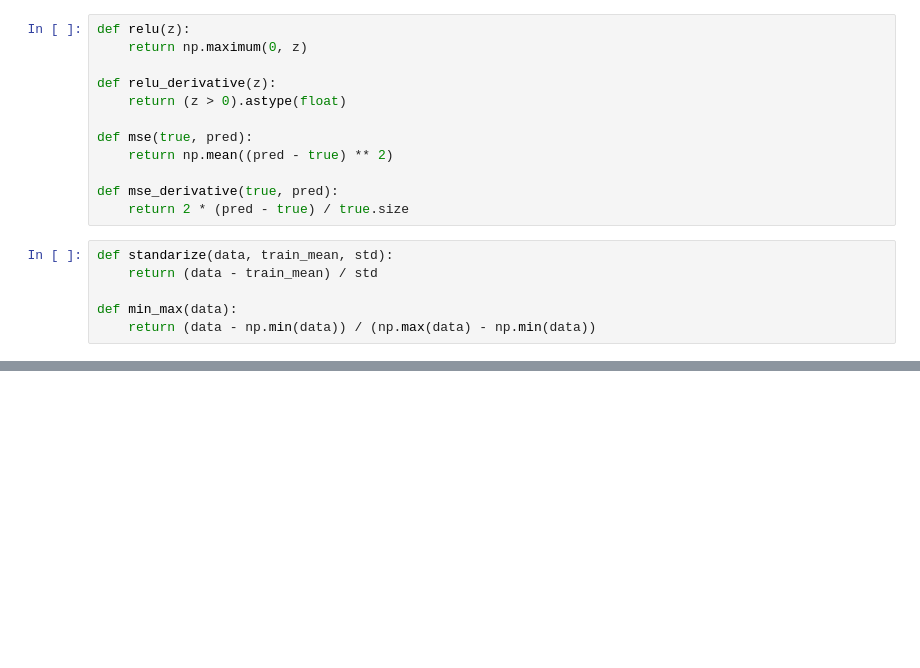
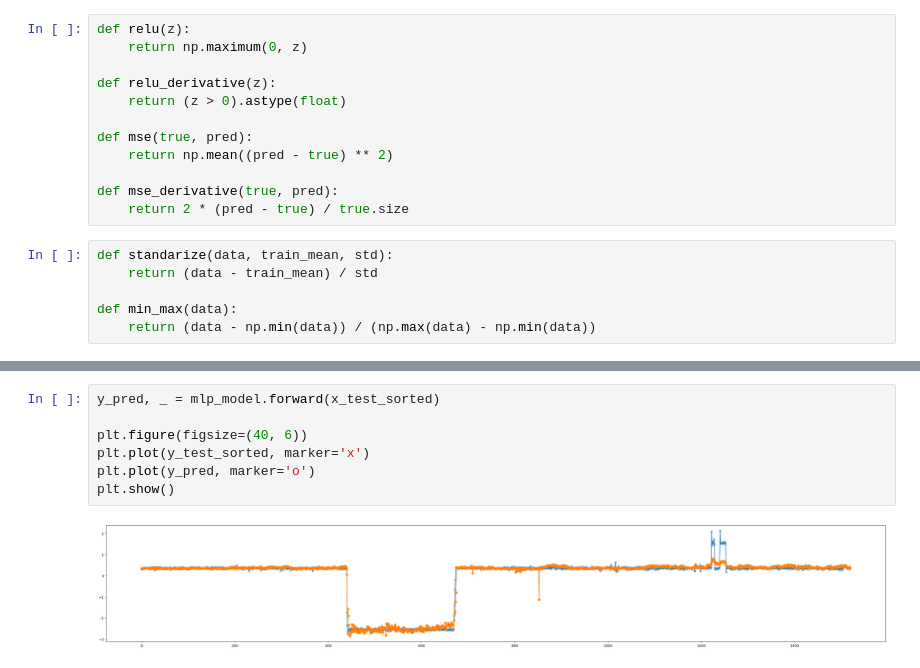
Before and after one commit to Tibboh17/Python, a Jupyter notebook: ML/MLP/MLP-with-Numpy.ipynb, the cells around one changed output, grey strips where cells are left out. Cells and saved outputs as stored; diff of their text form; blank space fills up the shorter version.

```diff
--- a/ML/MLP/MLP-with-Numpy.ipynb
+++ b/ML/MLP/MLP-with-Numpy.ipynb
@@ -158,0 +145,9 @@ R-square: 0.9257
+# %%
+y_pred, _ = mlp_model.forward(x_test_sorted)
+
+plt.figure(figsize=(40, 6))
+plt.plot(y_test_sorted, marker='x')
+plt.plot(y_pred, marker='o')
+plt.show()
+# %% [output]
+[figure, added]
```
Also changed, not shown: parts of 8 cells of this notebook.
